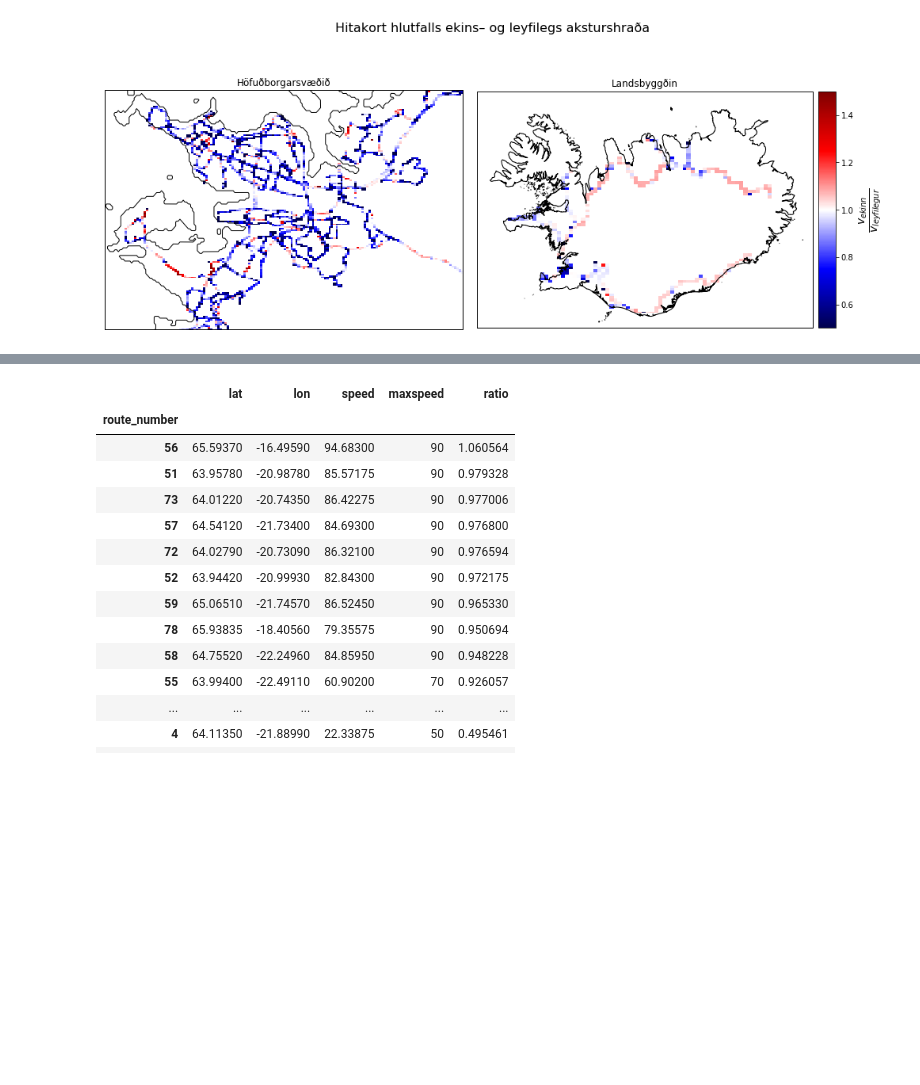
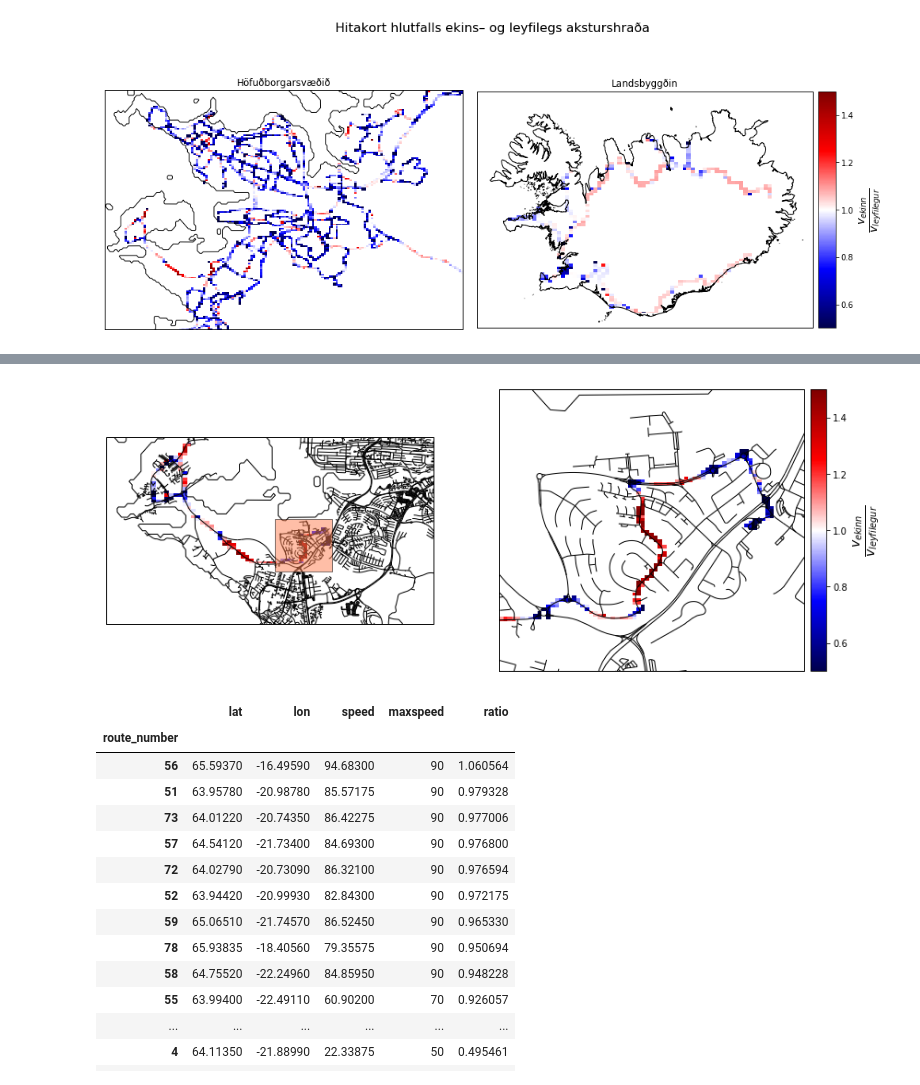
Before and after one commit to ArniDagur/straeto-notebook, a Jupyter notebook: straeto-notebook.ipynb, the cells around one changed output, grey strips where cells are left out. Drawn from its saved outputs; the diff is of its cells as text; code cells hidden in the pictures; blank space fills up the shorter version.

```diff
--- a/straeto-notebook.ipynb
+++ b/straeto-notebook.ipynb
@@ -28,7 +28,7 @@ from straeto import straeto
 import matplotlib.pyplot as plt
 import cartopy.crs as ccrs
 
-fig, ax = straeto.get_map(region='reykjavik', res='f', zoom=1.5)
+fig, ax = straeto.get_map(region='reykjavik', res='f')
 
 ax = straeto.add_shapefile(ax, 'osm-data/output/extracted_roads.shp')
 ax = straeto.add_shapefile(ax, 'osm-data/output/no_extracted_roads.shp', edgecolor='red')
@@ -252,3 +252,6 @@ plt.subplots_adjust(top=1)
 plt.show()
 # %% [output]
 [figure]
+# %%
+df_23 = df.query('route_number == "23"')
+df_23.head(3)
@@ -255,3 +264,31 @@ plt.show()
+# %%
+import shapely.geometry as sgeom
+
+box = sgeom.box(minx=-21.957609, maxx=-21.925687, miny=64.082863, maxy=64.095775)
+x0, y0, x1, y1 = box.bounds
+
+x = df_23['lon']
+y = df_23['lat']
+ratios = df_23['ratio']
+
+fig, (ax, ax2) = straeto.get_map(region=[[[-22.043032, -21.878363, 64.072429, 64.113672], 0.9],
+                                 [[x0, x1, y0, y1], 0.9]],
+                          res='f', figsize=(14, 7), shape=(1, 2))
+
+ax2 = straeto.add_shapefile(ax2, 'osm-data/output/extracted_roads.shp')
+ax = straeto.add_shapefile(ax, 'osm-data/output/extracted_roads.shp')
+ax2 = straeto.add_shapefile(ax2, 'osm-data/output/no_extracted_roads.shp')
+ax = straeto.add_shapefile(ax, 'osm-data/output/no_extracted_roads.shp')
+
+im = straeto.add_heatmap(ax, x, y, ratios, bins=40, statistic='median')
+ax.add_geometries([box], ccrs.PlateCarree(), facecolor='coral', edgecolor='black', alpha=0.5)
+
+im = straeto.add_heatmap(ax2, x, y, ratios, bins=200, statistic='median')
+straeto.add_colorbar(fig, ax2, im, label='$\\frac{v_{ekinn}}{v_{leyfilegur}}$')
+
+plt.show()
+# %% [output]
+[figure, added]
 # %%
 df.groupby(['route_number']).median().sort_values(by=['ratio'], ascending=False)
 # %% [output]
```
Also changed, not shown: parts of 5 cells of this notebook, 1 other file.
